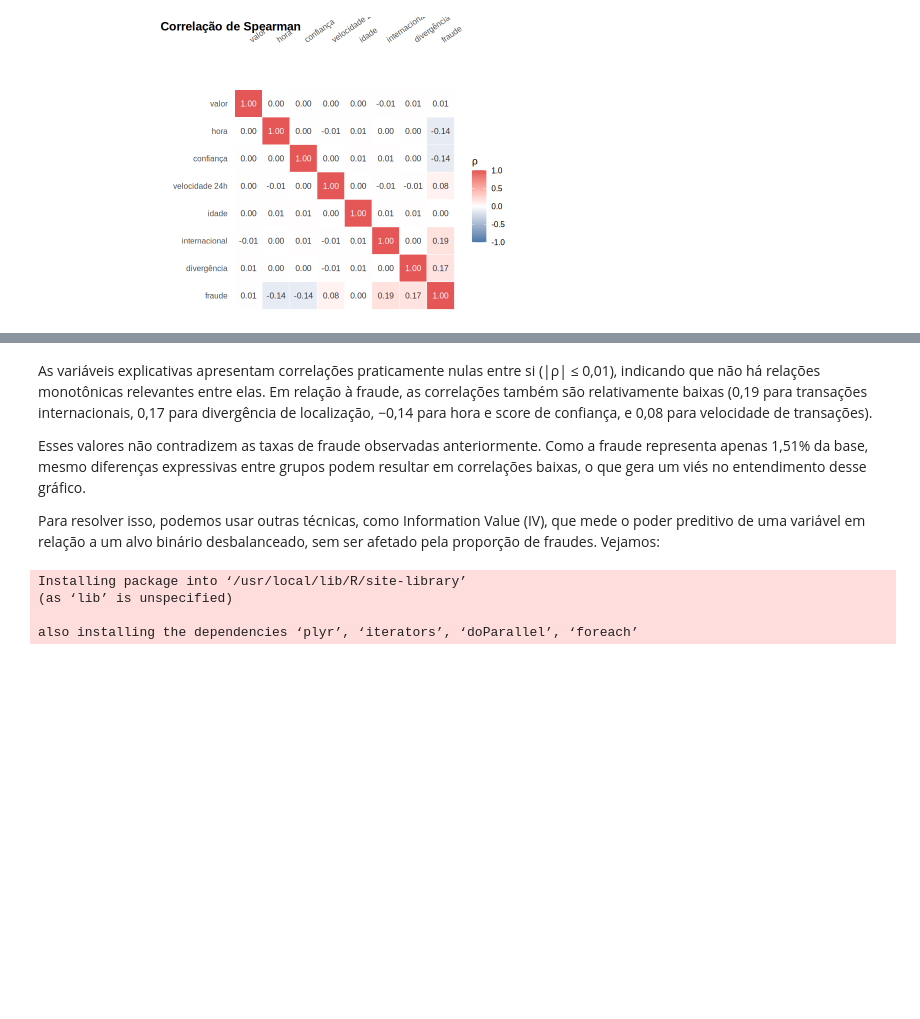
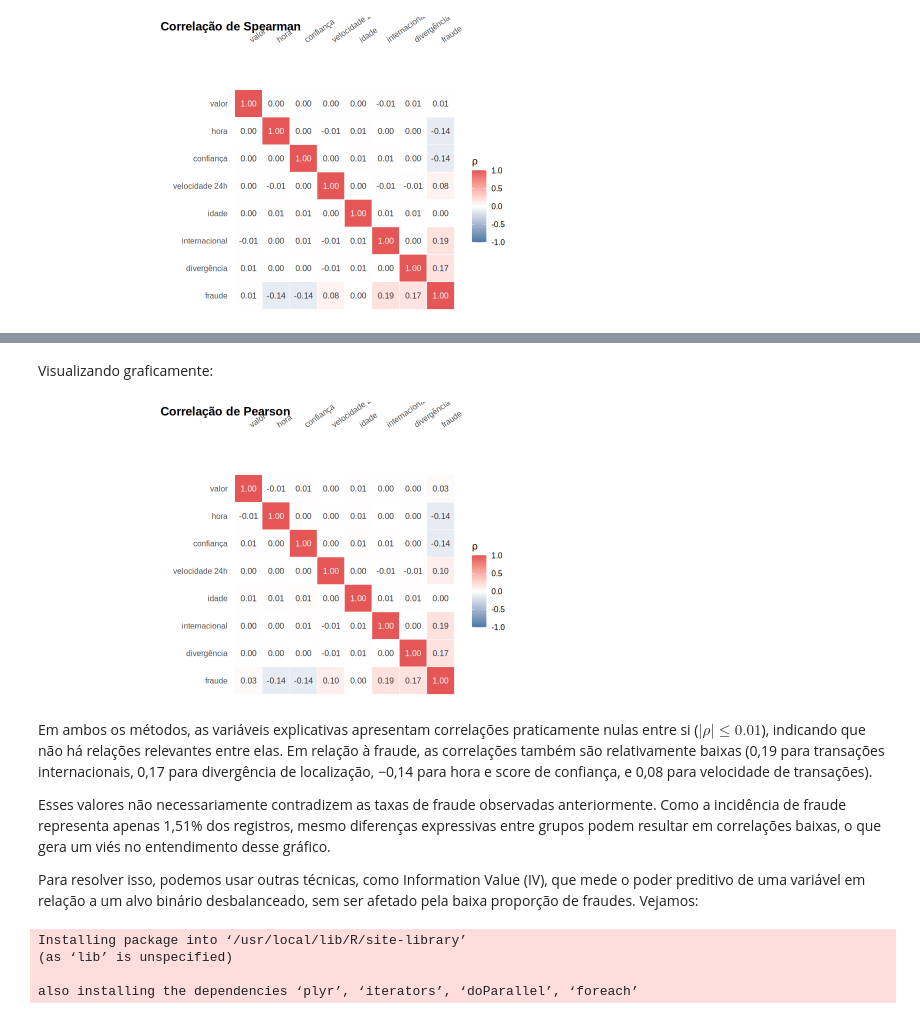
Before and after one commit to luiseduaardo/credit-card-fraud-detection, a Jupyter notebook: analysis.ipynb, the cells around one changed output, grey strips where cells are left out. Drawn from its saved outputs; the diff is of its cells as text; code cells hidden in the pictures; blank space fills up the shorter version.

Commit message:
feat(eda): adiciona conclusões da eda e insights para serem observados na etapas posteriores

```diff
--- a/analysis.ipynb
+++ b/analysis.ipynb
@@ -813,0 +815,8 @@ ggplot(cor_long, aes(x, y, fill = rho)) +
+# %%
+matriz <- dados[, numericas]
+matriz$foreign_transaction <- as.integer(dados$foreign_transaction == "Sim")
+matriz$location_mismatch <- as.integer(dados$location_mismatch == "Sim")
+matriz$is_fraud <- as.integer(dados$is_fraud == "Fraude")
+
+correlacao_pearson <- cor(matriz, method = "pearson")
+round(correlacao_pearson, 2)
@@ -814,7 +834,33 @@ ggplot(cor_long, aes(x, y, fill = rho)) +
+# %% [markdown]
+Visualizando graficamente:
+# %%
+nomes_curtos <- c(amount = "valor", transaction_hour = "hora", device_trust_score = "confiança",
+                  velocity_last_24h = "velocidade 24h", cardholder_age = "idade",
+                  foreign_transaction = "internacional", location_mismatch = "divergência",
+                  is_fraud = "fraude")
+ordem <- colnames(correlacao_pearson)
+cor_long <- as.data.frame(as.table(correlacao_pearson))
+names(cor_long) <- c("x", "y", "rho")
+cor_long$x <- factor(cor_long$x, levels = ordem)
+cor_long$y <- factor(cor_long$y, levels = rev(ordem))
+
+ggplot(cor_long, aes(x, y, fill = rho)) +
+  geom_tile(color = "white") +
+  geom_text(aes(label = sprintf("%.2f", round(rho, 2) + 0), color = abs(rho) > 0.6), size = 3.5, show.legend = FALSE) +
+  scale_color_manual(values = c("TRUE" = "white", "FALSE" = "#333333")) +
+  scale_fill_gradient2(low = "#4C78A8", mid = "white", high = "#E45756", limits = c(-1, 1), name = "ρ") +
+  scale_x_discrete(labels = nomes_curtos, position = "top") +
+  scale_y_discrete(labels = nomes_curtos) +
+  coord_fixed() +
+  theme(axis.text.x = element_text(angle = 35, hjust = 0), panel.grid = element_blank(),
+        legend.position = "right") +
+  labs(title = "Correlação de Pearson", x = NULL, y = NULL)
+# %% [output]
+[figure, added]
 # %% [markdown]
-As variáveis explicativas apresentam correlações praticamente nulas entre si (|ρ| ≤ 0,01), indicando que não há relações monotônicas relevantes entre elas. Em relação à fraude, as correlações também são relativamente baixas (0,19 para transações internacionais, 0,17 para divergência de localização, −0,14 para hora e score de confiança, e 0,08 para velocidade de transações).
+Em ambos os métodos, as variáveis explicativas apresentam correlações praticamente nulas entre si ($|\rho| \leq 0.01$), indicando que não há relações relevantes entre elas. Em relação à fraude, as correlações também são relativamente baixas (0,19 para transações internacionais, 0,17 para divergência de localização, −0,14 para hora e score de confiança, e 0,08 para velocidade de transações).
 
-Esses valores não contradizem as taxas de fraude observadas anteriormente. Como a fraude representa apenas 1,51% da base, mesmo diferenças expressivas entre grupos podem resultar em correlações baixas, o que gera um viés no entendimento desse gráfico.
+Esses valores não necessariamente contradizem as taxas de fraude observadas anteriormente. Como a incidência de fraude representa apenas 1,51% dos registros, mesmo diferenças expressivas entre grupos podem resultar em correlações baixas, o que gera um viés no entendimento desse gráfico.
 
-Para resolver isso, podemos usar outras técnicas, como Information Value (IV), que mede o poder preditivo de uma variável em relação a um alvo binário desbalanceado, sem ser afetado pela proporção de fraudes. Vejamos:
+Para resolver isso, podemos usar outras técnicas, como Information Value (IV), que mede o poder preditivo de uma variável em relação a um alvo binário desbalanceado, sem ser afetado pela baixa proporção de fraudes. Vejamos:
 # %%
```
Also changed, not shown: parts of 25 cells of this notebook.
